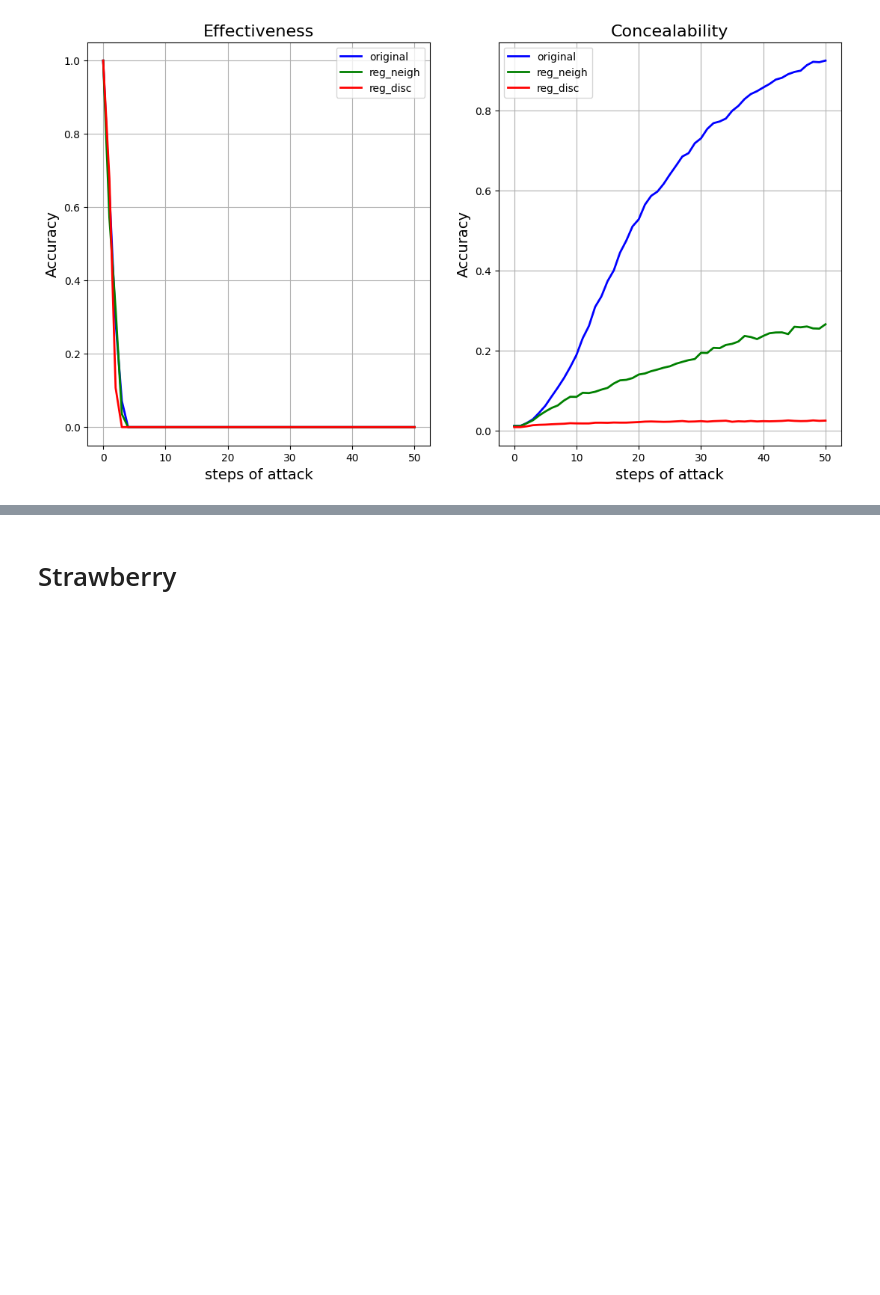
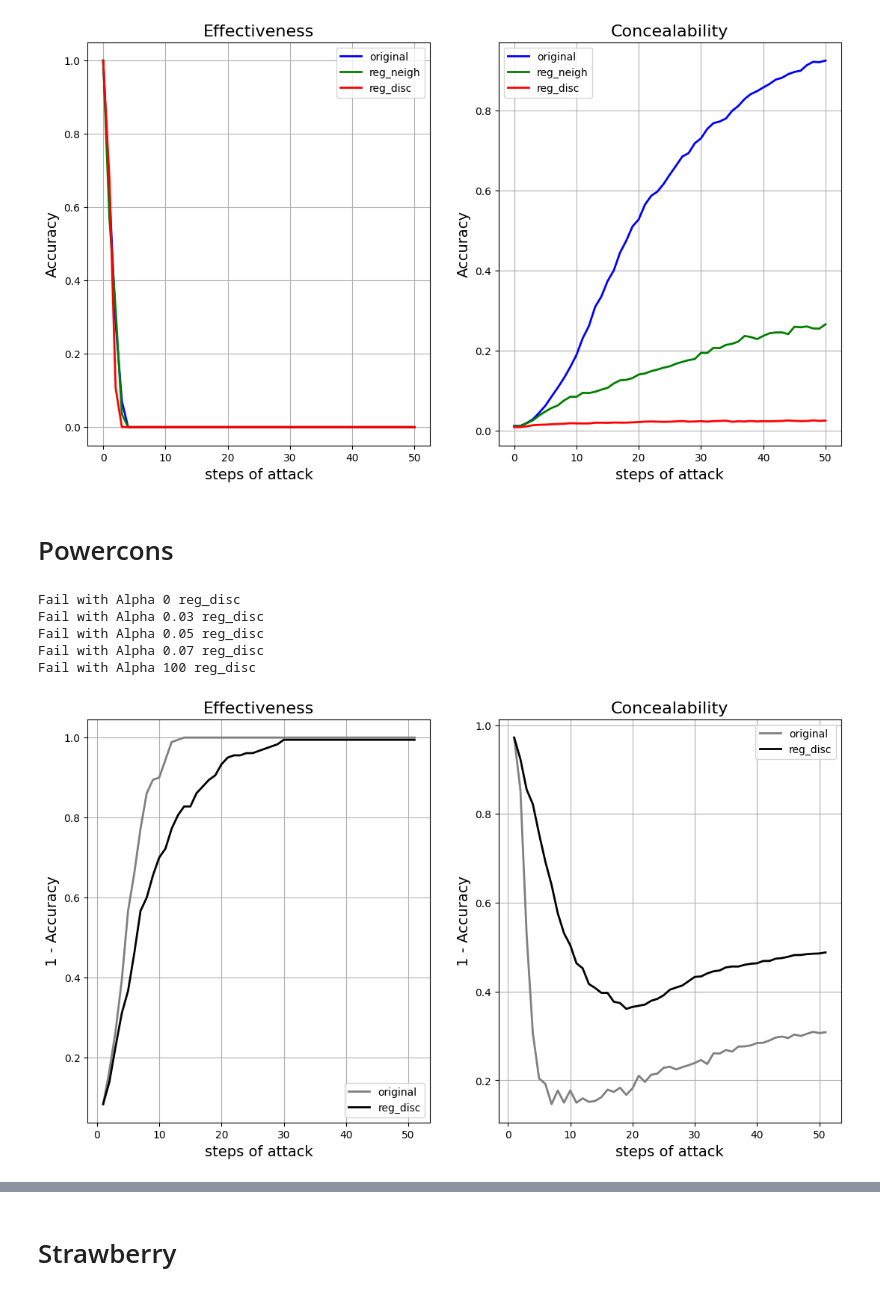
Before and after one commit to petrsokerin/Hidden_adversarial_attacks, a Jupyter notebook: notebooks/Vizual_reg_attack.ipynb, the cells around one changed output, grey strips where cells are left out. Saved outputs shown, nothing was run; the diff lists cells and outputs as text; code cells hidden in the pictures; blank space fills up the shorter version.

```diff
--- a/notebooks/Vizual_reg_attack.ipynb
+++ b/notebooks/Vizual_reg_attack.ipynb
@@ -874,3 +874,40 @@ Fail with Alpha 0 reg_disc
 Fail with Alpha 0.001 reg_disc
 Fail with Alpha 0.1 reg_disc
 [figure]
+# %% [markdown]
+# Powercons
+# %%
+dataset = 'PowerCons'
+alpha = 0.1
+eps = 0.13 # [0.001, 0.0056, 0.0316, 0.1778, 1.0]
+
+models_for_viz = {
+    'original': (f'results/{dataset}/IFGSM/fgsm_attack/', 0),
+    #'reg_neigh': (f'results/{dataset}/IFGSM/fgsm_reg_attack/', 0),
+    'reg_disc': (f'results/{dataset}/IFGSM/fgsm_disc_attack/', 0),
+    #'reg_disc_2': (f'results/{dataset}/IFGSM/TEST3_fgsm_disc_attack/', 0),
+    # 'ITER_1':('results/{dataset}/IFGSM/Regular_Disc/Diff_many_4/', 0),
+    # 'ITER_2':('results/{dataset}/IFGSM/Regular_Disc/Disc_reg_iter_2_BIG_ALPHA/', 0),
+    # 'ITER_3':('results/{dataset}/IFGSM/Regular_Disc/Disc_reg_iter_3/', 0),
+    # 'best': ('results/{dataset}/IFGSM/Regular_Disc/Disc_reg_mixed_2_big/', 0),
+    }
+
+
+style ={
+    'original': {'linestyle':'solid', 'linewidth':2.0, 'color':'grey'},
+    'reg_neigh': {'linestyle':'solid', 'linewidth':2.0, 'color':'orange'},
+    'reg_disc': {'linestyle':'solid', 'linewidth':2.0, 'color':'black'},
+    'reg_disc_2':{'linestyle':'solid', 'linewidth':2.0, 'color':'blue'},
+    'ITER_2':{'linestyle':'solid', 'linewidth':3.0, 'color':'green'},
+    'ITER_3':{'linestyle':'solid', 'linewidth':3.0, 'color':'red'},
+    'best': {'linestyle':'solid', 'linewidth':3.0, 'color':'purple'},
+}
+
+plot_attack(models_for_viz=models_for_viz, dataset=dataset, style=style, alpha=alpha, eps=eps, legend=True, inverse=True)
+# %% [output]
+Fail with Alpha 0 reg_disc
+Fail with Alpha 0.03 reg_disc
+Fail with Alpha 0.05 reg_disc
+Fail with Alpha 0.07 reg_disc
+Fail with Alpha 100 reg_disc
+[figure, added]
```
Also changed, not shown: parts of 3 cells of this notebook, 7 other files.
